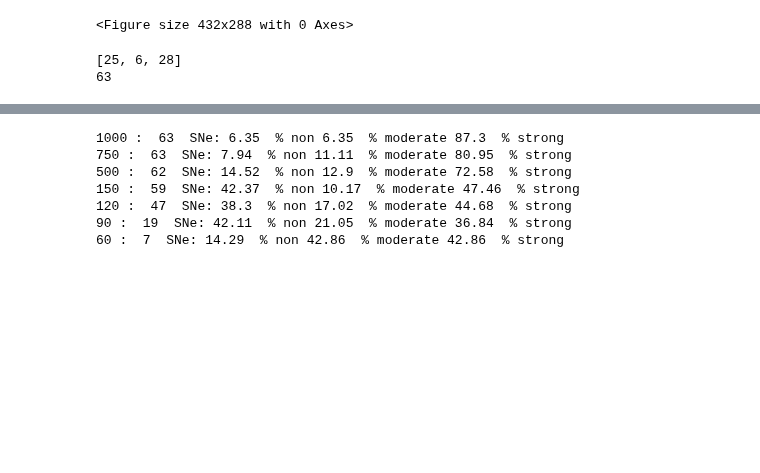
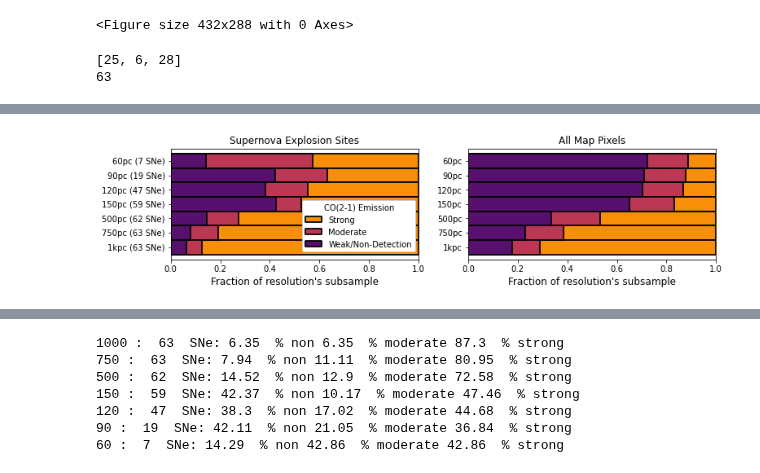
Before and after one commit to NessMayker/SNeCO, a Jupyter notebook: Code/3.1_Figure_2-Do_we_see_gas_at_supernova_locations.ipynb, the cells around one changed output, grey strips where cells are left out. Cells and saved outputs as stored; diff of their text form; code cells hidden in the pictures; blank space fills up the shorter version.

Commit message:
updated barplot with all map pixel data

```diff
--- a/Code/3.1_Figure_2-Do_we_see_gas_at_supernova_locations.ipynb
+++ b/Code/3.1_Figure_2-Do_we_see_gas_at_supernova_locations.ipynb
@@ -172,0 +124,76 @@ f.savefig("../Figures/HorizontalBarPlot.png", bbox_inches = "tight", dpi = 300)
+# %%
+import seaborn as sns
+
+# Assign counts per day per type for multi colored bar plot
+
+counts, normVals = [],[]
+resolutions = ['60pc (7 SNe)', '90pc (19 SNe)', "120pc (47 SNe)", "150pc (59 SNe)", "500pc (62 SNe)", "750pc (63 SNe)", "1kpc (63 SNe)"]
+classifications = ["Weak/Non-Detection", "Moderate", "Strong"]
+barcounts = [bar60, bar90, bar120, bar150, bar500, bar750, bar1000]
+
+for i in range(len(resolutions)):
+    numWeak   = barcounts[i][0]
+    numMod    = barcounts[i][1]
+    numStrong = barcounts[i][2]
+    sumNum    = numWeak + numMod + numStrong
+    counts.append([numWeak, numMod, numStrong])
+    normVals.append([numWeak/sumNum, numMod/sumNum, numStrong/sumNum])
+print(counts[0])
+print(normVals[0])
+print(len(resolutions))
+print(len(classifications))
+
+indRes, indClass, indNorm, indSum = [],[],[],[]
+for i in range(len(resolutions)):
+    sum = 0
+    for j in range(len(classifications)):
+        indRes.append(resolutions[i])
+        indClass.append(classifications[j])
+        indNorm.append(normVals[i][j])
+        sum += normVals[i][j]
+        indSum.append(sum)
+
+
+f, ax = plt.subplots(nrows = 1, ncols = 2, figsize = (12,2.5))
+sns.histplot(y=indRes, hue=indClass, weights = indSum, multiple="stack", discrete = True, fill=True, palette="inferno", alpha = 1.0,legend=None, ax=ax[0])
+ax[0].set_xlabel("Fraction of resolution's subsample", fontsize = 12)
+ax[0].set_xlim(0,1.0)
+ax[0].set_title("Supernova Explosion Sites")
+# ax[0].legend(labels=["Strong", "Moderate", "Weak/Non-Detection"],framealpha=1, borderaxespad = 1, borderpad = 0.4,title="CO(2-1) Emission")
+
+allPixBarCounts = [[0.7225745935322494, 0.16582436155313618, 0.1116010449146144],[0.709862625761676, 0.16617325695966084, 0.12396411727866319],[0.7030797656198061, 0.16483370368654218, 0.13208653069365175],[0.650282301428791, 0.18230903753517524, 0.16740866103603386],[0.33570131204953363, 0.19528065871809588, 0.46901802923237046],[0.2300366615297458, 0.15399188823943524, 0.6159714502308189],[0.17725459314299602, 0.11364070378138234, 0.7091047030756217]]
+# Assign counts per day per type for multi colored bar plot
+
+counts, normVals = [],[]
+resolutions = ['60pc', '90pc', "120pc", "150pc", "500pc", "750pc", "1kpc"]
+classifications = ["Weak/Non-Detection", "Moderate", "Strong"]
+
+for i in range(len(resolutions)):
+    numWeak   = allPixBarCounts[i][0]
+    numMod    = allPixBarCounts[i][1]
+    numStrong = allPixBarCounts[i][2]
+    sumNum    = numWeak + numMod + numStrong
+    counts.append([numWeak, numMod, numStrong])
+    normVals.append([numWeak/sumNum, numMod/sumNum, numStrong/sumNum])
+
+indRes, indClass, indNorm, indSum = [],[],[],[]
+for i in range(len(resolutions)):
+    sum = 0
+    for j in range(len(classifications)):
+        indRes.append(resolutions[i])
+        indClass.append(classifications[j])
+        indNorm.append(normVals[i][j])
+        sum += normVals[i][j]
+        indSum.append(sum)
+
+
+sns.histplot(y=indRes, hue=indClass, weights = indSum, multiple="stack", discrete = True, fill=True, palette="inferno", alpha = 1.0,legend=None, ax=ax[1])
+ax[1].set_title("All Map Pixels")
+ax[1].set_xlabel("Fraction of resolution's subsample", fontsize = 12)
+ax[1].set_xlim(0,1.0)
+axbox = ax[0].get_position()
+
+ax[0].legend(labels=["Strong", "Moderate", "Weak/Non-Detection"],framealpha=1, loc="lower right",borderaxespad = 1.0, borderpad = 0.4,title="CO(2-1) Emission",bbox_to_anchor=[axbox.x0+2.54*axbox.width, axbox.y0-0.13])
+
+f.savefig("../Figures/HorizontalBarPlot.png", bbox_inches = "tight", dpi = 300)
+# %% [output]
@@ -172,0 +204 @@ f.savefig("../Figures/HorizontalBarPlot.png", bbox_inches = "tight", dpi = 300)
+[figure, added]
```
Also changed, not shown: parts of 5 cells of this notebook, 5 other files.
